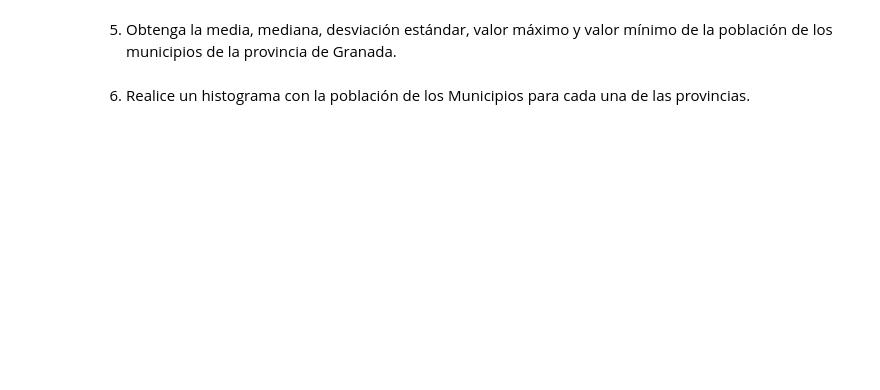
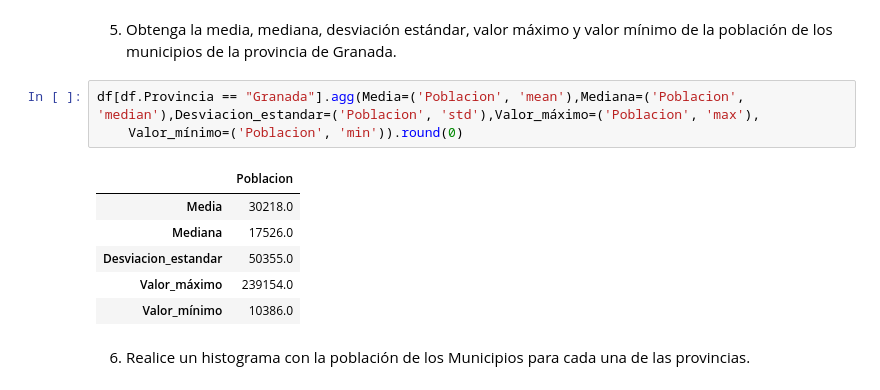
Before and after one commit to nixonclaudio/tarea3_analisis_datos_python, a Jupyter notebook: tarea3_Analisis_Datos_Python/tarea3_analisis_datos_python.ipynb, the cells around one changed output. Cells and saved outputs as stored; diff of their text form; blank space fills up the shorter version.

```diff
--- a/tarea3_Analisis_Datos_Python/tarea3_analisis_datos_python.ipynb
+++ b/tarea3_Analisis_Datos_Python/tarea3_analisis_datos_python.ipynb
@@ -159,4 +226,14 @@ os.getcwd()
 # %% [markdown]
 5) Obtenga la media, mediana, desviación estándar, valor máximo y valor mínimo de la población de los municipios de la provincia de Granada.
+# %%
+df[df.Provincia == "Granada"].agg(Media=('Poblacion', 'mean'),Mediana=('Poblacion', 'median'),Desviacion_estandar=('Poblacion', 'std'),Valor_máximo=('Poblacion', 'max'),
+    Valor_mínimo=('Poblacion', 'min')).round(0)
+# %% [output]
+|  | Poblacion |
+| Media | 30218.0 |
+| Mediana | 17526.0 |
+| Desviacion_estandar | 50355.0 |
+| Valor_máximo | 239154.0 |
+| Valor_mínimo | 10386.0 |
 # %% [markdown]
 6) Realice un histograma con la población de los Municipios para cada una de las provincias.
```
Also changed, not shown: parts of 14 cells of this notebook.
